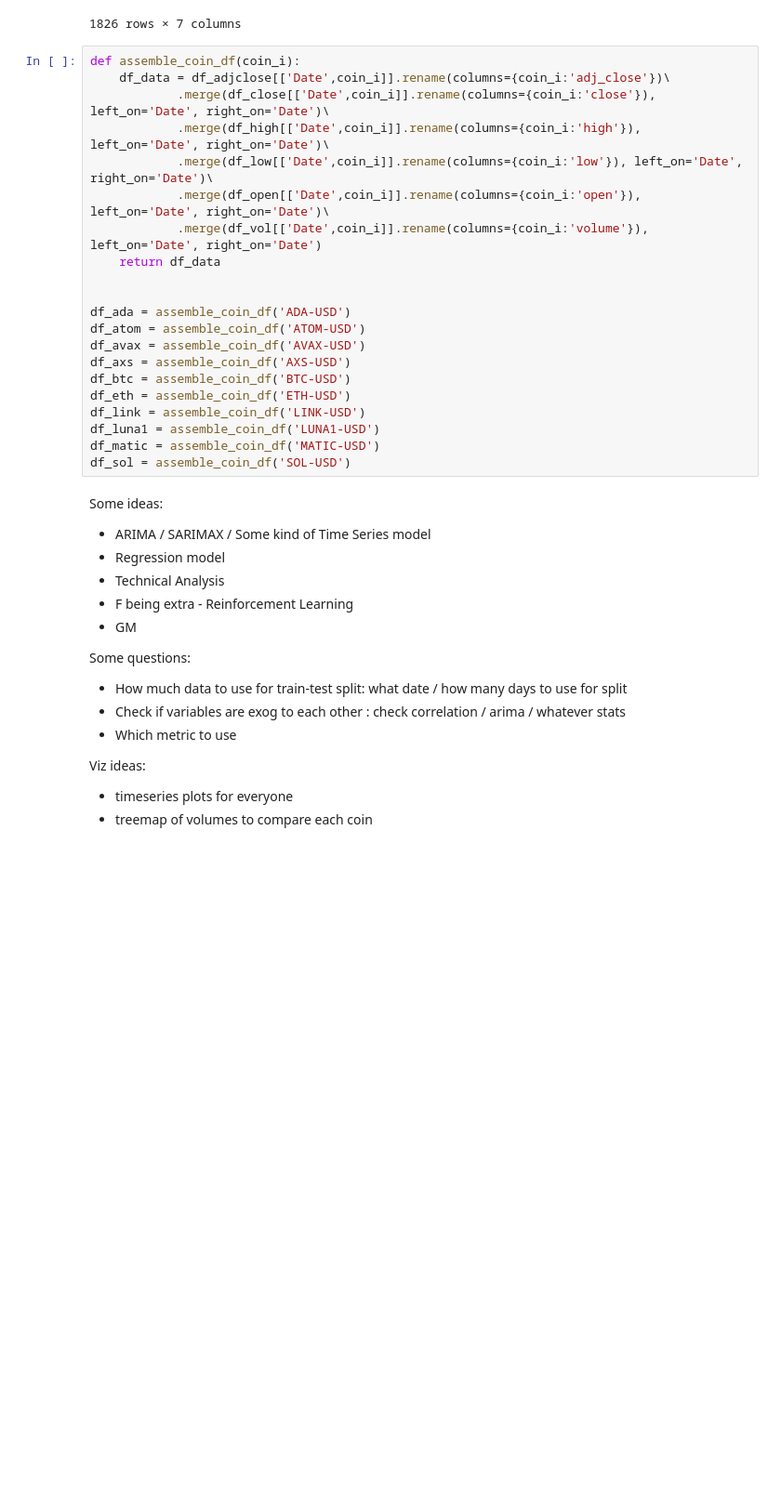
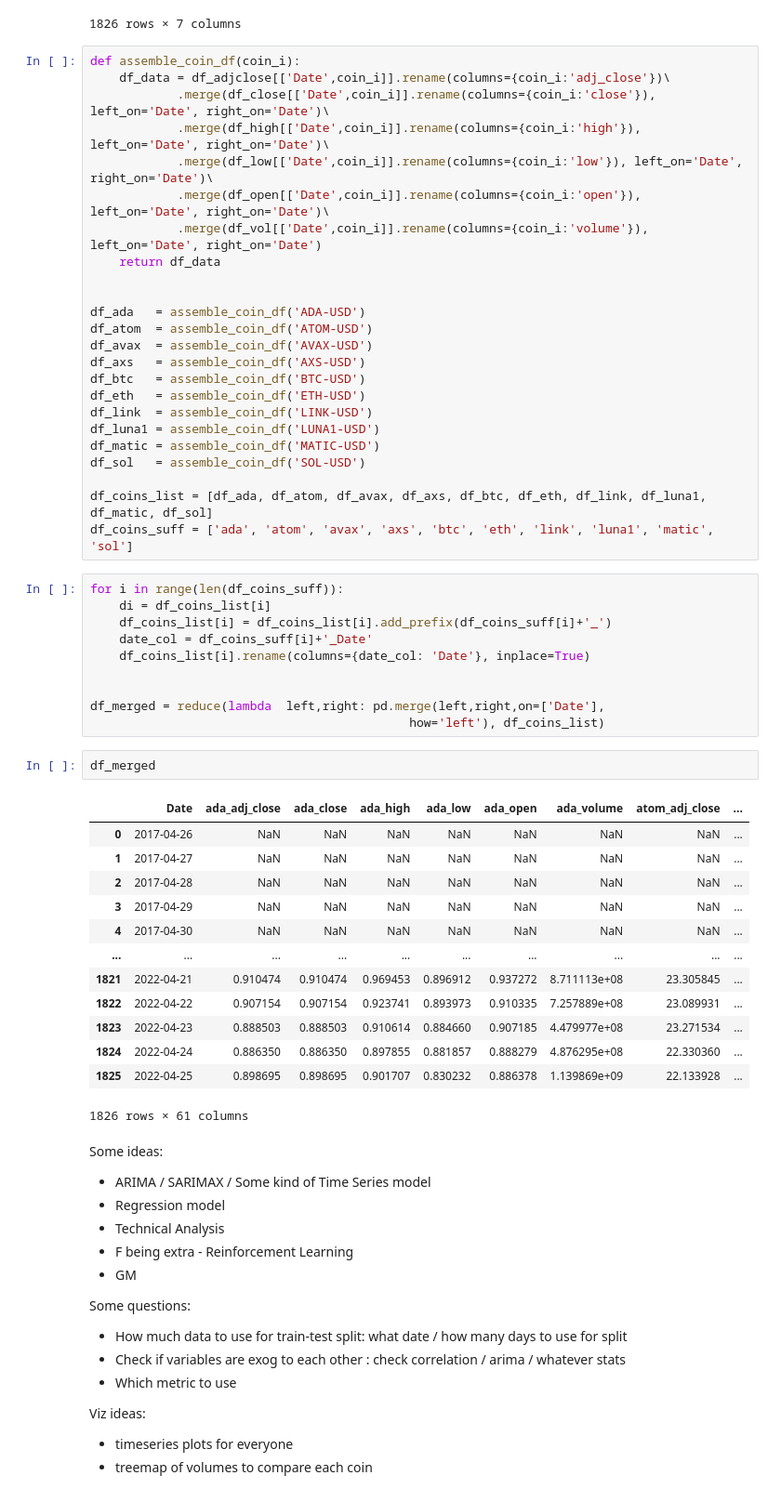
Before and after one commit to LucasNeves27/bc4, a Jupyter notebook: wip/f/BC4_Apex_01.ipynb, the cells around one changed output. Shown: that part at 93% size. Saved outputs shown, nothing was run; the diff lists cells and outputs as text; blank space fills up the shorter version.

Commit message:
add df with all coins

```diff
--- a/wip/f/BC4_Apex_01.ipynb
+++ b/wip/f/BC4_Apex_01.ipynb
@@ -185,16 +187,45 @@ def assemble_coin_df(coin_i):
     return df_data
 
 
-df_ada = assemble_coin_df('ADA-USD')
-df_atom = assemble_coin_df('ATOM-USD')
-df_avax = assemble_coin_df('AVAX-USD')
-df_axs = assemble_coin_df('AXS-USD')
-df_btc = assemble_coin_df('BTC-USD')
-df_eth = assemble_coin_df('ETH-USD')
-df_link = assemble_coin_df('LINK-USD')
+df_ada   = assemble_coin_df('ADA-USD')
+df_atom  = assemble_coin_df('ATOM-USD')
+df_avax  = assemble_coin_df('AVAX-USD')
+df_axs   = assemble_coin_df('AXS-USD')
+df_btc   = assemble_coin_df('BTC-USD')
+df_eth   = assemble_coin_df('ETH-USD')
+df_link  = assemble_coin_df('LINK-USD')
 df_luna1 = assemble_coin_df('LUNA1-USD')
 df_matic = assemble_coin_df('MATIC-USD')
-df_sol = assemble_coin_df('SOL-USD')
+df_sol   = assemble_coin_df('SOL-USD')
+
+df_coins_list = [df_ada, df_atom, df_avax, df_axs, df_btc, df_eth, df_link, df_luna1, df_matic, df_sol]
+df_coins_suff = ['ada', 'atom', 'avax', 'axs', 'btc', 'eth', 'link', 'luna1', 'matic', 'sol']
+# %%
+for i in range(len(df_coins_suff)):
+    di = df_coins_list[i]
+    df_coins_list[i] = df_coins_list[i].add_prefix(df_coins_suff[i]+'_')
+    date_col = df_coins_suff[i]+'_Date'
+    df_coins_list[i].rename(columns={date_col: 'Date'}, inplace=True)
+
+
+df_merged = reduce(lambda  left,right: pd.merge(left,right,on=['Date'],
+                                            how='left'), df_coins_list)
+# %%
+df_merged
+# %% [output]
+|  | Date | ada_adj_close | ada_close | ada_high | ada_low | ada_open | ada_volume | atom_adj_close | ... |
+| 0 | 2017-04-26 | NaN | NaN | NaN | NaN | NaN | NaN | NaN | ... |
+| 1 | 2017-04-27 | NaN | NaN | NaN | NaN | NaN | NaN | NaN | ... |
+| 2 | 2017-04-28 | NaN | NaN | NaN | NaN | NaN | NaN | NaN | ... |
+| 3 | 2017-04-29 | NaN | NaN | NaN | NaN | NaN | NaN | NaN | ... |
+| 4 | 2017-04-30 | NaN | NaN | NaN | NaN | NaN | NaN | NaN | ... |
+| ... | ... | ... | ... | ... | ... | ... | ... | ... | ... |
+| 1821 | 2022-04-21 | 0.910474 | 0.910474 | 0.969453 | 0.896912 | 0.937272 | 8.711113e+08 | 23.305845 | ... |
+| 1822 | 2022-04-22 | 0.907154 | 0.907154 | 0.923741 | 0.893973 | 0.910335 | 7.257889e+08 | 23.089931 | ... |
+| 1823 | 2022-04-23 | 0.888503 | 0.888503 | 0.910614 | 0.884660 | 0.907185 | 4.479977e+08 | 23.271534 | ... |
+| 1824 | 2022-04-24 | 0.886350 | 0.886350 | 0.897855 | 0.881857 | 0.888279 | 4.876295e+08 | 22.330360 | ... |
+| 1825 | 2022-04-25 | 0.898695 | 0.898695 | 0.901707 | 0.830232 | 0.886378 | 1.139869e+09 | 22.133928 | ... |
+1826 rows × 61 columns
 # %% [markdown]
 
 Some ideas:
```
Also changed, not shown: parts of 4 cells of this notebook.
